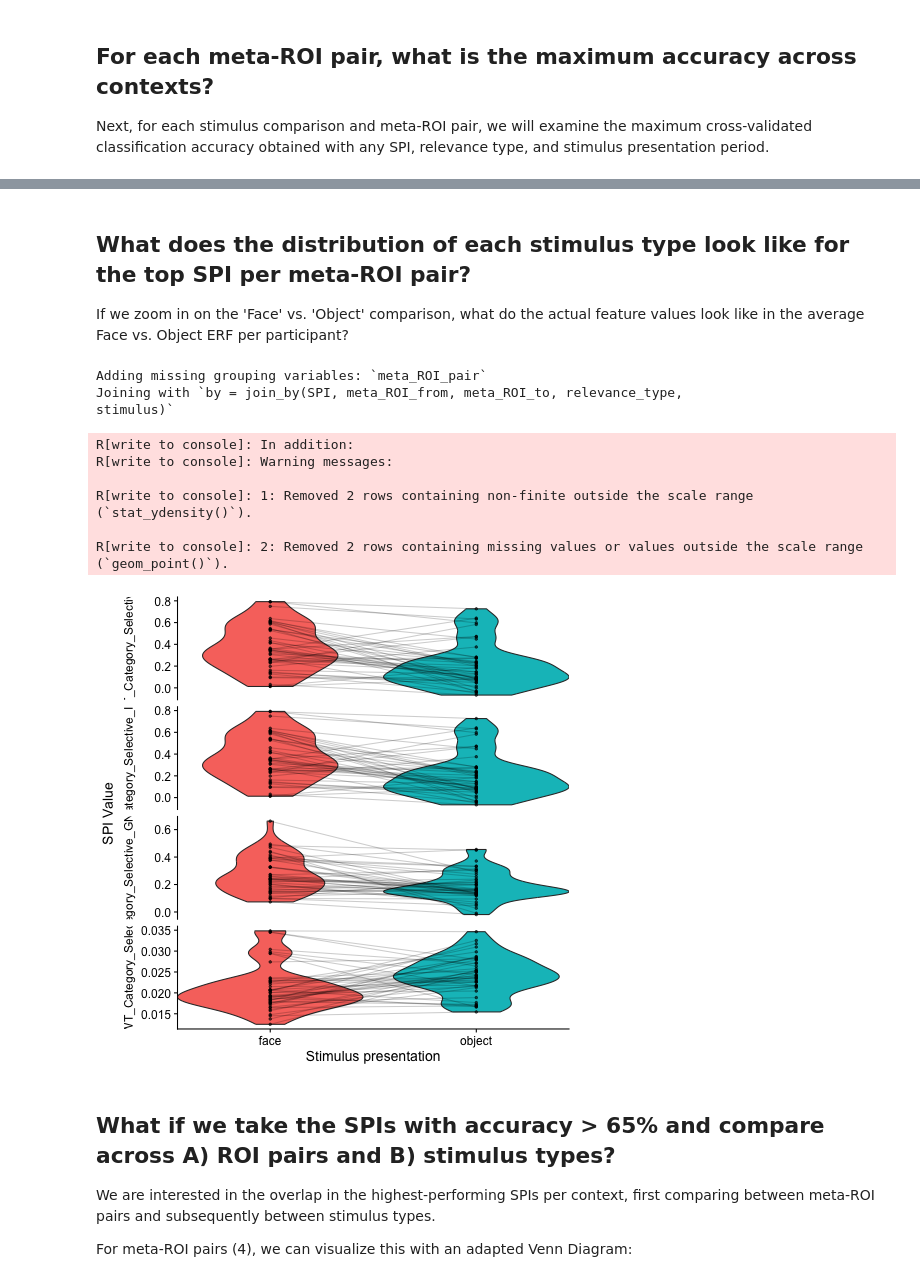
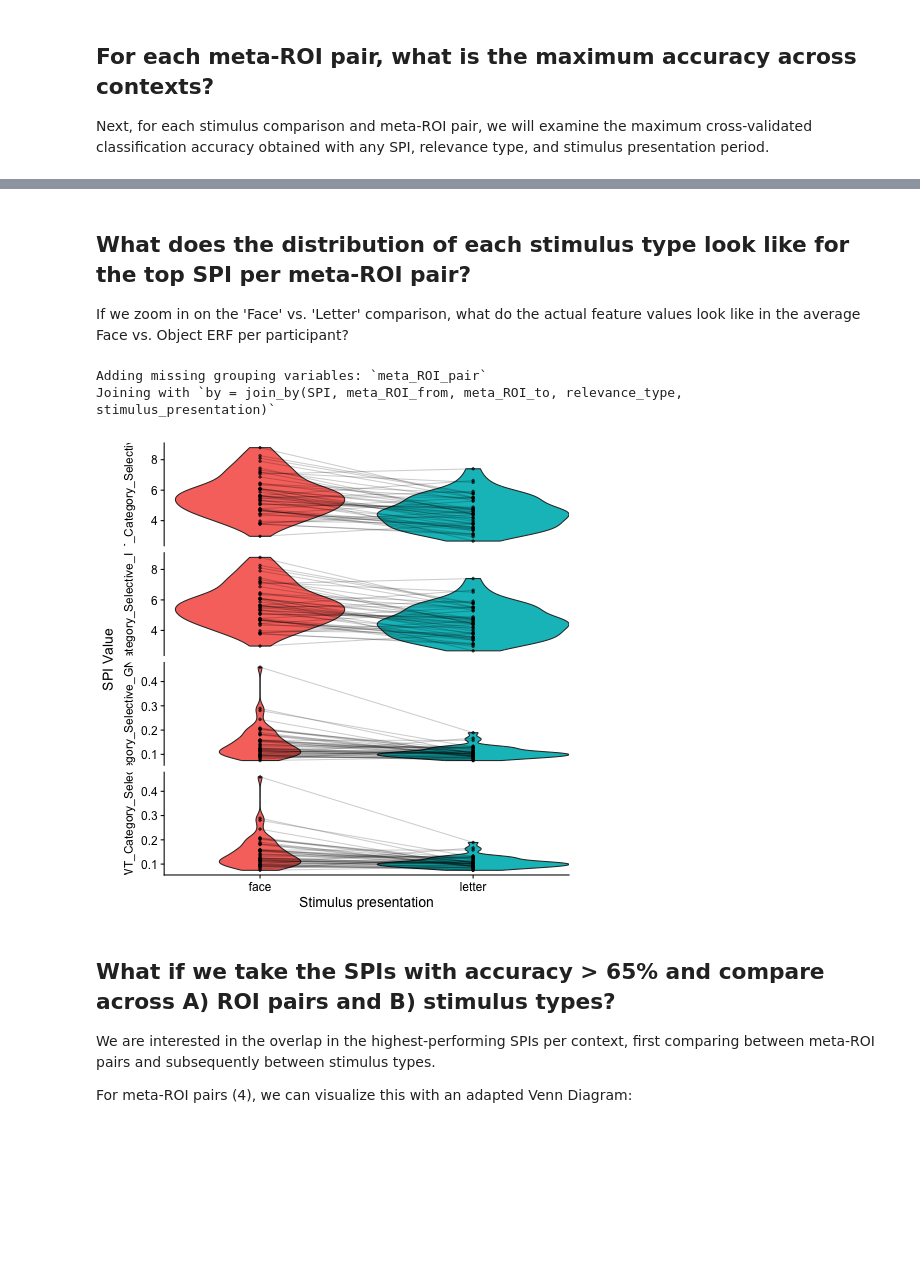
Before and after one commit to anniegbryant/Cogitate_Connectivity_2024, a Jupyter notebook: Step4_Visualize_Batch1_Results.ipynb, the cells around one changed output, grey strips where cells are left out. Saved outputs shown, nothing was run; the diff lists cells and outputs as text; code cells hidden in the pictures; blank space fills up the shorter version.

Commit message:
Visualization updates

```diff
--- a/Step4_Visualize_Batch1_Results.ipynb
+++ b/Step4_Visualize_Batch1_Results.ipynb
@@ -66,39 +61,3 @@ Load the results from the logistic regression classification for (1) stimulus ty
-# %%
-# Load pyspi results -- update to where you have stored your pyspi results
-pyspi_res_path = "/Users/abry4213/data/Cogitate_MEG_challenge/derivatives/time_series_features"
-
-# Load classification res -- update to where you have stored your classification results
-classification_res_path = "/Users/abry4213/data/Cogitate_MEG_challenge/derivatives/classification_results"
-stimulus_type_classification_res = pd.read_csv(f"{classification_res_path}/comparing_between_stimulus_types_classification_results.csv")
-relevance_type_classification_res = pd.read_csv(f"{classification_res_path}/comparing_between_relevance_types_classification_results.csv")
-
-# Add meta_ROI_pair column that combines the 'from' and 'to' meta-ROIs
-stimulus_type_classification_res["meta_ROI_pair"] = stimulus_type_classification_res.meta_ROI_from + "_" + stimulus_type_classification_res.meta_ROI_to
-relevance_type_classification_res["meta_ROI_pair"] = relevance_type_classification_res.meta_ROI_from + "_" + relevance_type_classification_res.meta_ROI_to
-
-# SPI directionality info
-SPI_directionality_info = pd.read_csv("feature_extraction/pyspi_SPI_info.csv")
-
-# Read in meta-ROI data from .json
-with open("hypothesis_driven_ROIs.json") as f:
-    meta_ROI_dict = json.load(f)
-
-# Prepare a list of tuples corresponding to each meta-ROI
-rows = []
-for key, values in meta_ROI_dict.items():
-    for value in values:
-        rows.append((key, value))
-
-# Convert the list of tuples to a dataframe that maps the meta-ROI to its constituent regions
-meta_ROI_df = (pd.DataFrame(rows, columns=['meta_ROI', 'region'])
-               .assign(region = lambda x: x.region.str.replace("_", " ")))
-
-# Load in pyspi results
-all_pyspi_res_list = []
-for pyspi_res_file in os.listdir(pyspi_res_path):
-    pyspi_res = pd.read_csv(f"{pyspi_res_path}/{pyspi_res_file}")
-    all_pyspi_res_list.append(pyspi_res)
-all_pyspi_res = pd.concat(all_pyspi_res_list)
 # %% [markdown]
 ## What is the spatial layout of the three meta-ROIs in the brain?
 
@@ -285,55 +306,46 @@ stimulus_type_classification_res %>%
 # %% [markdown]
 ## What does the distribution of each stimulus type look like for the top SPI per meta-ROI pair?
 
-If we zoom in on the 'Face' vs. 'Object' comparison, what do the actual feature values look like in the average Face vs. Object ERF per participant?
+If we zoom in on the 'Face' vs. 'Letter' comparison, what do the actual feature values look like in the average Face vs. Object ERF per participant?
 # %%
 %%R -i stimulus_type_classification_res,all_pyspi_res -o pyspi_res_top_SPIs,top_SPI
 
 top_SPI <- stimulus_type_classification_res %>%
-    filter(stimulus_combo=="('face', 'object')") %>%
+    filter(stimulus_combo=="('face', 'letter')") %>%
     ungroup() %>%
     group_by(meta_ROI_pair) %>%
     filter(accuracy == max(accuracy)) %>%
-    dplyr::select(meta_ROI_to, meta_ROI_from, SPI, stimulus_presentation, relevance_type) %>%
-    dplyr::rename("stimulus" = "stimulus_presentation")
+    dplyr::select(meta_ROI_to, meta_ROI_from, SPI, stimulus_presentation, relevance_type)
 
 pyspi_res_top_SPIs <- all_pyspi_res %>%
     semi_join(., top_SPI) %>%
-    filter(stimulus_type %in% c("face", "object"))
+    filter(stimulus_type %in% c("face", "letter"))
 
 pyspi_res_top_SPIs %>%
     mutate(meta_ROI_pair = glue("{meta_ROI_from}_{meta_ROI_to}")) %>%
     ungroup() %>%
     mutate(meta_ROI_pair = factor(meta_ROI_pair, levels = c("IIT_Category_Selective",
                                                             "Category_Selective_IIT",
                                                             "Category_Selective_GNWT",
                                                             "GNWT_Category_Selective"))) %>%
     ggplot(data=., mapping=aes(x=stimulus_type, y=value)) +
     geom_violin(aes(fill=stimulus_type)) +
     geom_point(aes(group=subject_ID), alpha=0.6, size=0.85) +
     geom_line(aes(group=subject_ID), alpha=0.2, linewidth=0.5) +
     xlab("Stimulus presentation") +
     ylab("SPI Value") +
     facet_grid(meta_ROI_pair ~ ., scales="free", switch="both") +
     scale_x_discrete(expand=c(0,0)) +
     theme(strip.placement="outside",
             strip.background=element_blank(),
             legend.position="none")
 
-# ggsave('plots/Face_vs_Object_top_SPI_by_region_pair.svg', width=3, height=4.5, units='in', dpi=300)
+# ggsave('plots/Face_vs_Letter_top_SPI_by_region_pair.svg', width=3, height=4.5, units='in', dpi=300)
 # %% [output]
 Adding missing grouping variables: `meta_ROI_pair`
 Joining with `by = join_by(SPI, meta_ROI_from, meta_ROI_to, relevance_type,
-stimulus)`
+stimulus_presentation)`
-R[write to console]: In addition:
-R[write to console]: Warning messages:
-
-R[write to console]: 1: Removed 2 rows containing non-finite outside the scale range
-(`stat_ydensity()`).
-
-R[write to console]: 2: Removed 2 rows containing missing values or values outside the scale range
-(`geom_point()`).
-[figure, old version]
+[figure, new version]
 # %% [markdown]
 ## What if we take the SPIs with accuracy > 65% and compare across A) ROI pairs and B) stimulus types?
 
```
Also changed, not shown: parts of 11 cells of this notebook, 18 other files.
